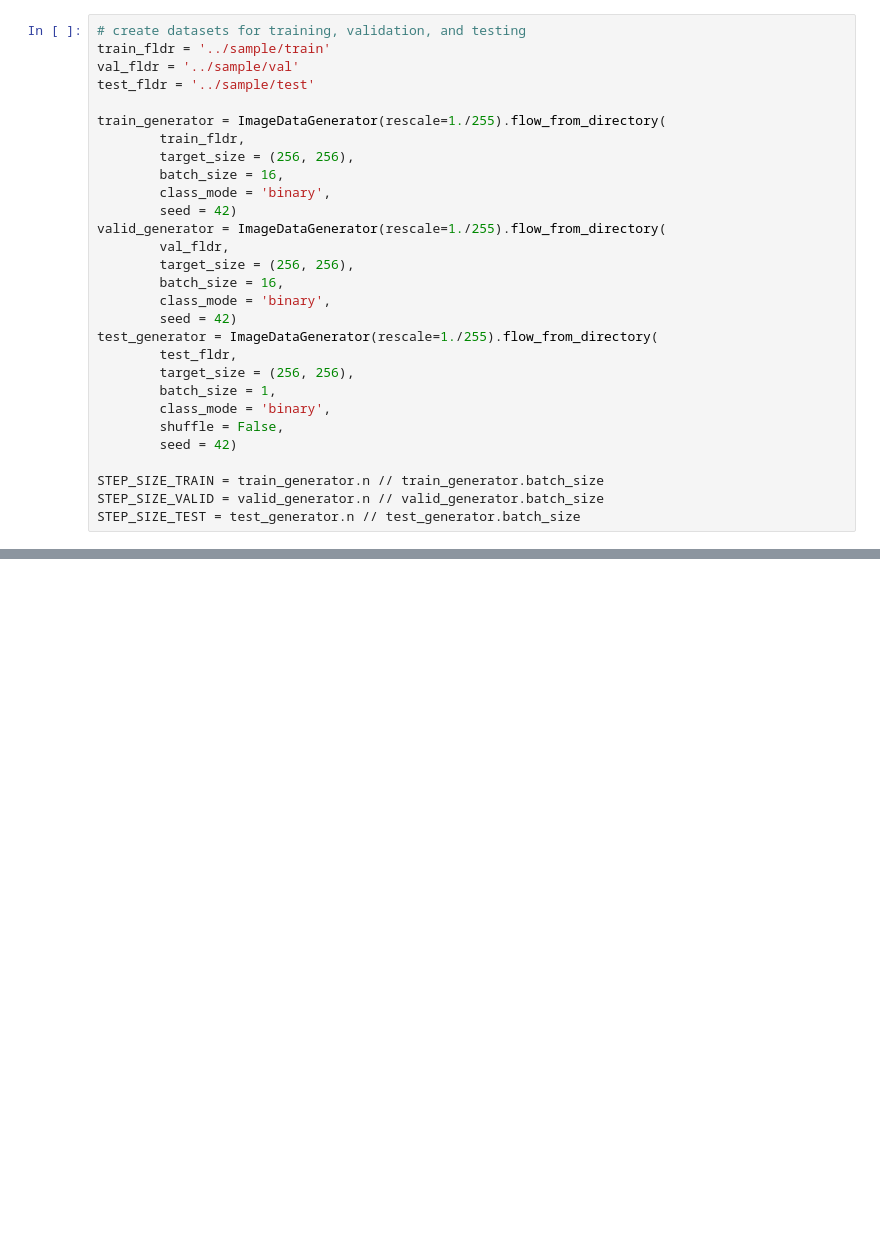
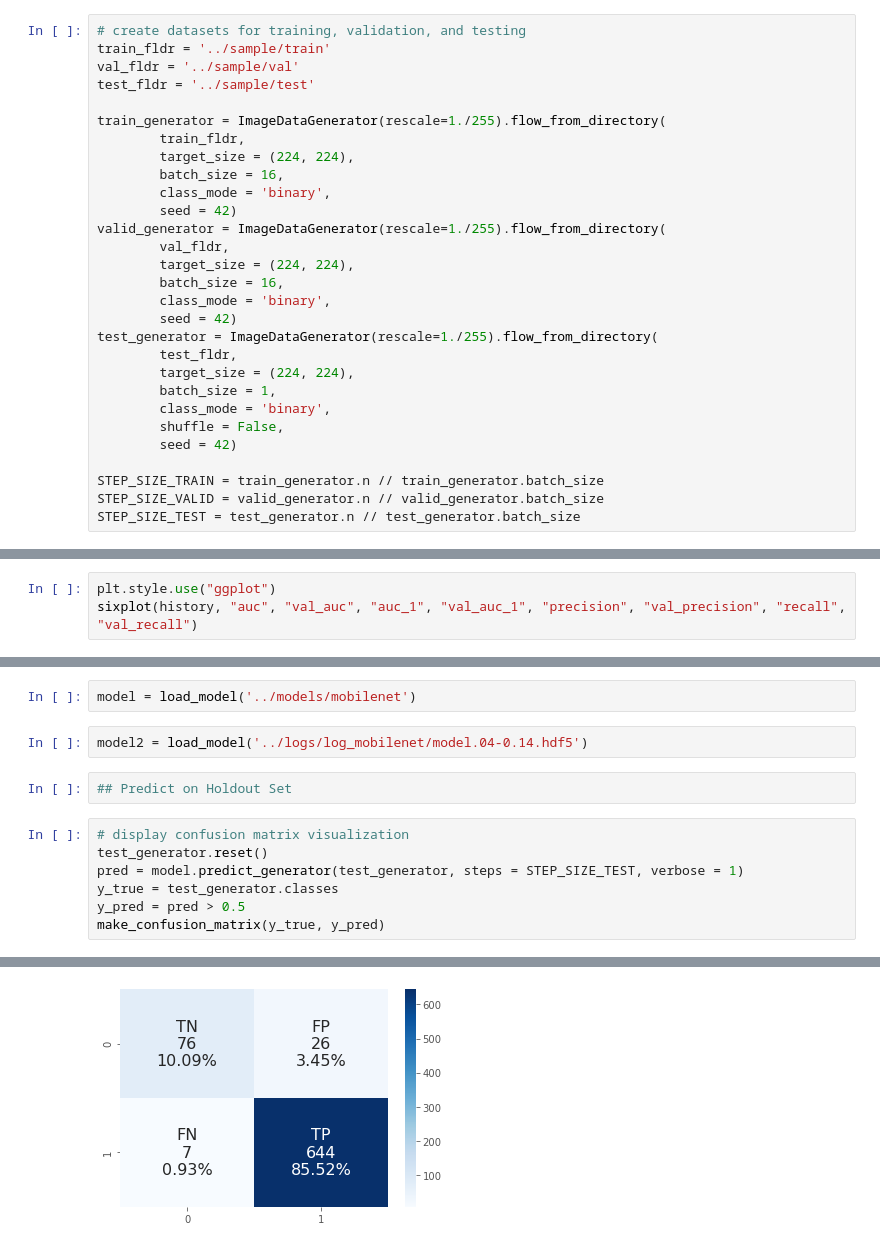
Before and after one commit to datascisteven/Melanoma-Image-Classification, a Jupyter notebook: notebooks/flutter.ipynb, the cells around one changed output, grey strips where cells are left out. Cells and saved outputs as stored; diff of their text form; blank space fills up the shorter version.

```diff
--- a/notebooks/flutter.ipynb
+++ b/notebooks/flutter.ipynb
@@ -8,19 +33,19 @@ test_fldr = '../sample/test'
 
 train_generator = ImageDataGenerator(rescale=1./255).flow_from_directory(
         train_fldr,
-        target_size = (256, 256),
+        target_size = (224, 224),
         batch_size = 16,
         class_mode = 'binary',
         seed = 42)
 valid_generator = ImageDataGenerator(rescale=1./255).flow_from_directory(
         val_fldr,
-        target_size = (256, 256),
+        target_size = (224, 224),
         batch_size = 16,
         class_mode = 'binary',
         seed = 42)
 test_generator = ImageDataGenerator(rescale=1./255).flow_from_directory(
         test_fldr,
-        target_size = (256, 256),
+        target_size = (224, 224),
         batch_size = 1,
         class_mode = 'binary',
         shuffle = False,
@@ -65,0 +169,3 @@ history = model.fit(
+# %%
+plt.style.use("ggplot")
+sixplot(history, "auc", "val_auc", "auc_1", "val_auc_1", "precision", "val_precision", "recall", "val_recall")
@@ -65,0 +206,14 @@ history = model.fit(
+# %%
+model = load_model('../models/mobilenet')
+# %%
+model2 = load_model('../logs/log_mobilenet/model.04-0.14.hdf5')
+# %%
+## Predict on Holdout Set
+# %%
+# display confusion matrix visualization
+test_generator.reset()
+pred = model.predict_generator(test_generator, steps = STEP_SIZE_TEST, verbose = 1)
+y_true = test_generator.classes
+y_pred = pred > 0.5
+make_confusion_matrix(y_true, y_pred)
+# %% [output]
@@ -65,0 +221 @@ history = model.fit(
+[figure, added]
```
Also changed, not shown: parts of 30 cells of this notebook, 5 other files.
